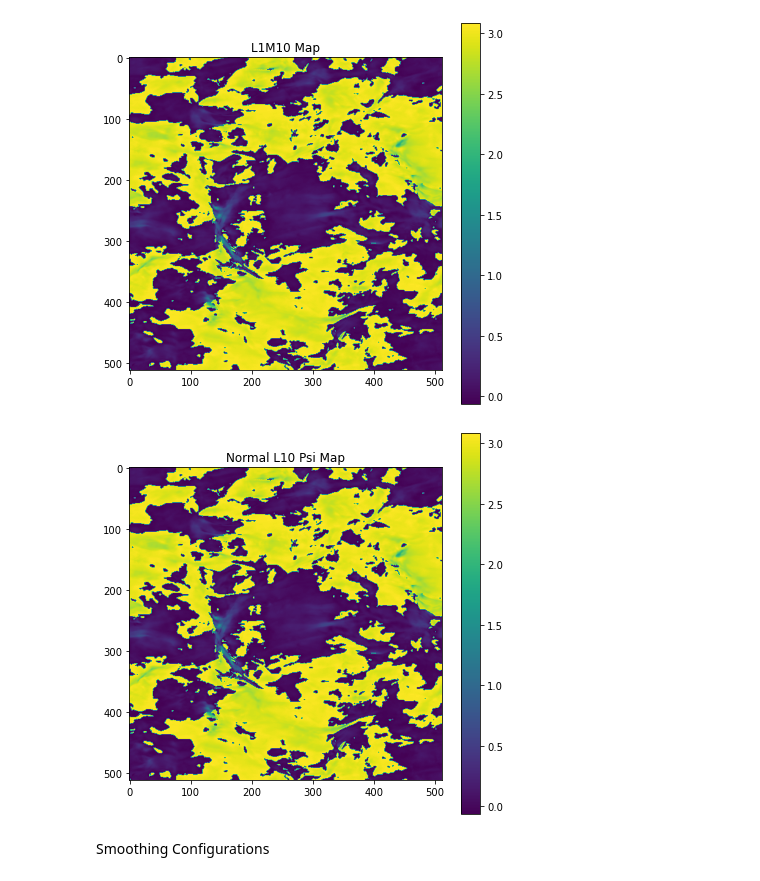
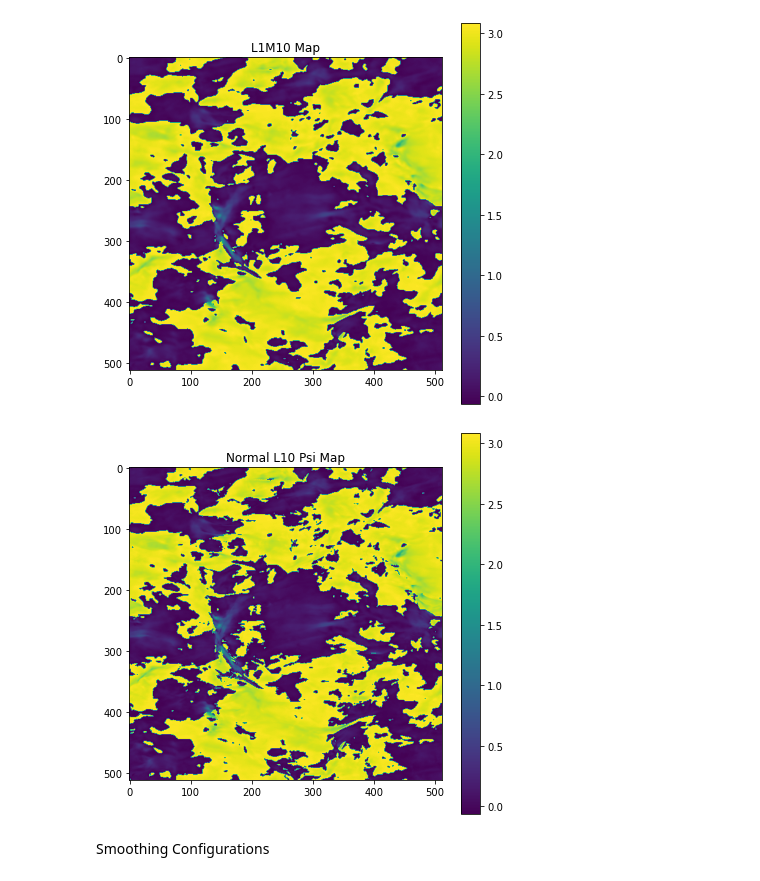
Before and after one commit to parkji30/PyDCF, a Jupyter notebook: jupyter notebooks/Gaussian Smoothing.ipynb, the cells around one changed output. Saved outputs shown, nothing was run; the diff lists cells and outputs as text; code cells hidden in the pictures.

```diff
--- a/jupyter notebooks/Gaussian Smoothing.ipynb
+++ b/jupyter notebooks/Gaussian Smoothing.ipynb
@@ -15,6 +16,7 @@ def stokes_psi(Q, U):
     @type U: numpy array
     """
     return np.arctan2(U, Q) / 2 + 1.51
+
 
 def Imshow(array, title='',**kwargs):
     """
@@ -28,6 +30,7 @@ def Imshow(array, title='',**kwargs):
     plt.colorbar()
     plt.show()
 
+
 def Histshow(array, title='', **kwargs):
     """
     Show a histogram of the corresponding data array.
@@ -40,6 +43,7 @@ def Histshow(array, title='', **kwargs):
     plt.hist(array, bins = 100)
     plt.show()
 
+
 def get_basic_stats(array):
     """
     Prints some basic statistics about the data array.
@@ -50,7 +54,8 @@ def get_basic_stats(array):
     mean, median, std = np.mean(array), np.median(array), np.std(array)
     return [mean, median, std]
 
-def Imsave(array, title, loc=''):
+
+def Imsave(array, title):
     """
     Saves the newly generated fits file into the desired
     location. Default is current working directory.
@@ -62,14 +67,12 @@ def Imsave(array, title, loc=''):
     """
     hdu = fits.PrimaryHDU(array)
     hdulist = fits.HDUList([hdu])
-    if len(loc) > 0:
-        try:
-            os.chdir(loc)
-        except:
-            print("Invalid location")
+
+    os.chdir('/Users/a16472/Desktop/dcf_python/testing/')
     fits.writeto(title, array, overwrite=True)
 
-def Gaussian_smoothing(Q, U, box_size=10, beam_size=0.65, save=True):
+
+def Gaussian_smoothing(Q, U,  beam_size, save=True):
     """
     Applies Gaussian Smoothing then downsamples the data.
 
@@ -84,11 +87,10 @@ def Gaussian_smoothing(Q, U, box_size=10, beam_size=0.65, save=True):
     @type beam_size: float
     @rtype: None
     """
-
     # Pixel size is 0.02 pc
     #
     array_shape = np.shape(Q)[0]
-    pixel_size = box_size / array_shape
+    pixel_size = 10 / array_shape
     smoothing_length = beam_size / pixel_size
 
 
@@ -98,25 +100,25 @@ def Gaussian_smoothing(Q, U, box_size=10, beam_size=0.65, save=True):
     Smoothed_PSI = stokes_psi(Smoothed_Q, Smoothed_U)
 
     if save:
-        ttl = 'L10_' + str(beam_size) + '.fits'
+        ttl = 'L1M10_' + str(beam_size) + '.fits'
         Imsave(array=Smoothed_PSI, title=ttl)
     return Smoothed_PSI
 # %%
 # Load Some Data
 # os.chdir("")
-L1M10_Q = fits.open("../athena/L1M10_Q.fits")[0].data
-L1M10_U = fits.open("../athena/L1M10_U.fits")[0].data
+L1M10_Q = fits.open("../testing/L1M10_Q.fits")[0].data
+L1M10_U = fits.open("../testing/L1M10_U.fits")[0].data
 
 # Imshow(L1M10_Q)
 # Imshow(L1M10_U)
 # %%
-Smoothed_PSI = Gaussian_smoothing(L1M10_Q, L1M10_U, box_size=10, beam_size=0)
+Smoothed_PSI = Gaussian_smoothing(L1M10_Q, L1M10_U, beam_size=0.05, save=True)
 
 Imshow(Smoothed_PSI, title="L1M10 Map")
 L1M10_psi = stokes_psi(L1M10_Q, L1M10_U)
 Imshow(L1M10_psi, title='Normal L10 Psi Map')
 # %% [output]
-[figure, old version]
+[figure, new version]
 [figure]
 # %% [markdown]
 Smoothing Configurations
```
Also changed, not shown: parts of 1 cell of this notebook, 32 other files.
